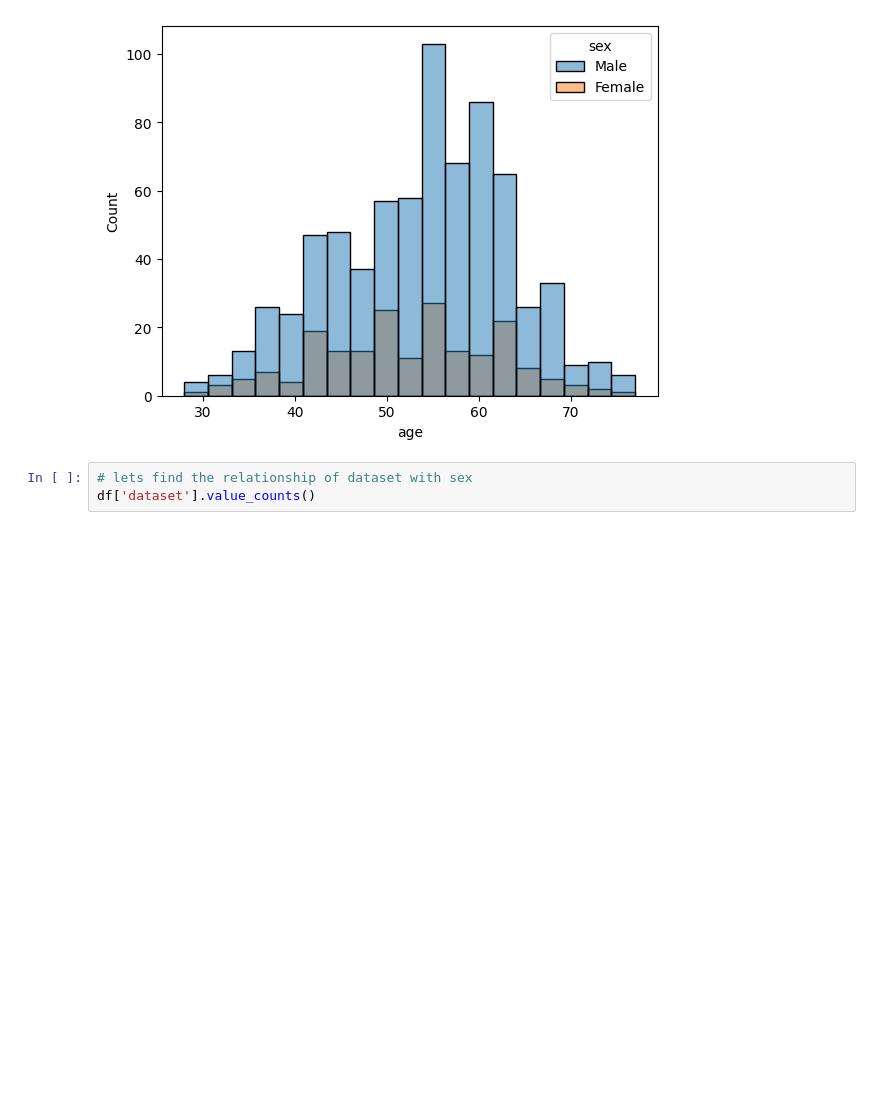
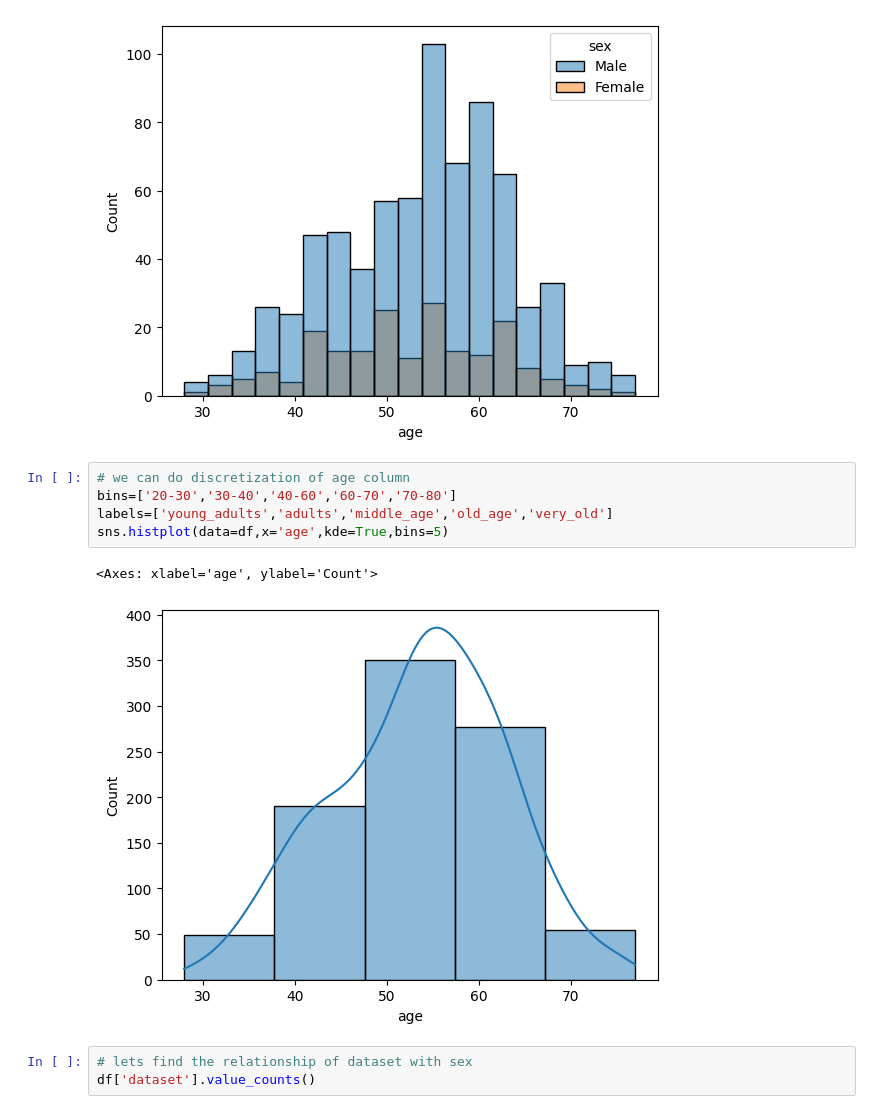
Before and after one commit to MadeehaTassadaq/python_basics, a Jupyter notebook: machine_learning/project/heart_disease_prediction.ipynb, the cells around one changed output. Drawn from its saved outputs; the diff is of its cells as text; blank space fills up the shorter version.

```diff
--- a/machine_learning/project/heart_disease_prediction.ipynb
+++ b/machine_learning/project/heart_disease_prediction.ipynb
@@ -191,6 +167,14 @@ sns.histplot(data=df,x='age',hue='sex')
 # %% [output]
 <Axes: xlabel='age', ylabel='Count'>
 [figure]
+# %%
+# we can do discretization of age column
+bins=['20-30','30-40','40-60','60-70','70-80']
+labels=['young_adults','adults','middle_age','old_age','very_old']
+sns.histplot(data=df,x='age',kde=True,bins=5)
+# %% [output]
+<Axes: xlabel='age', ylabel='Count'>
+[figure, added]
 # %%
 # lets find the relationship of dataset with sex
 df['dataset'].value_counts()
```
Also changed, not shown: parts of 110 cells of this notebook, 3 other files.
